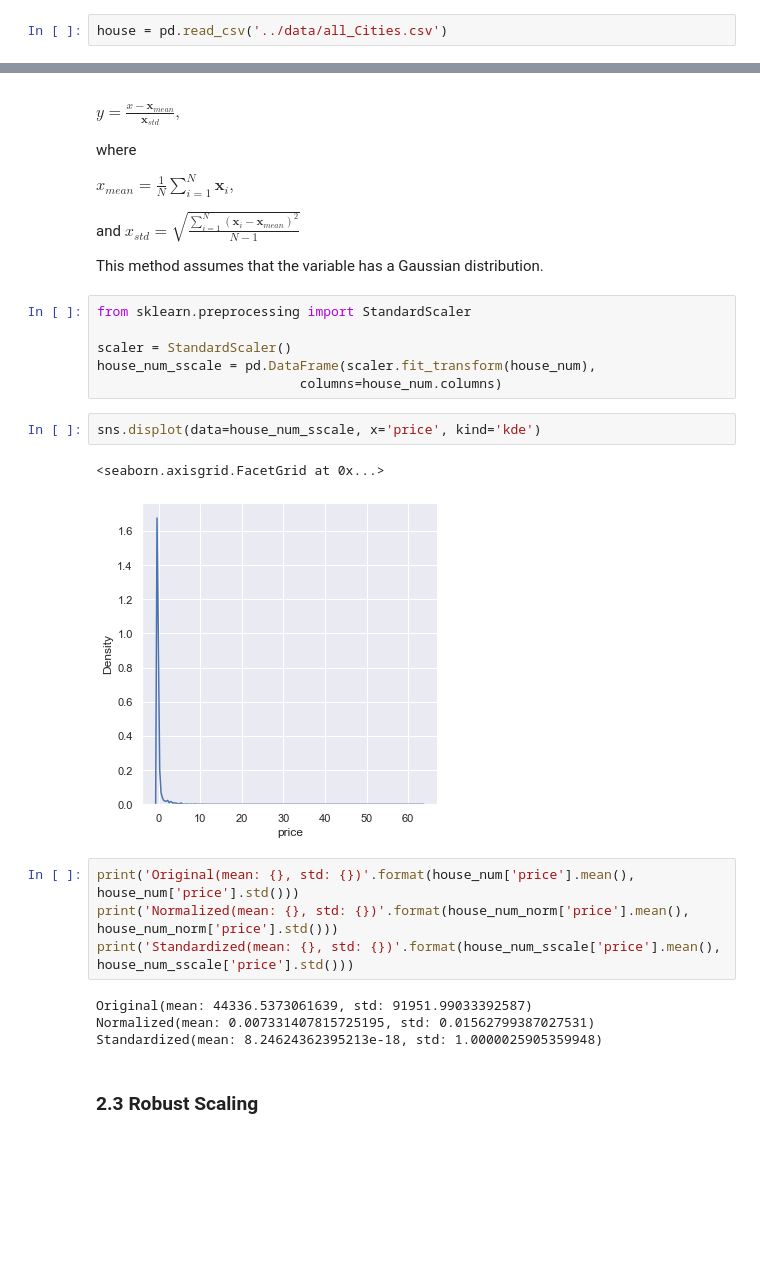
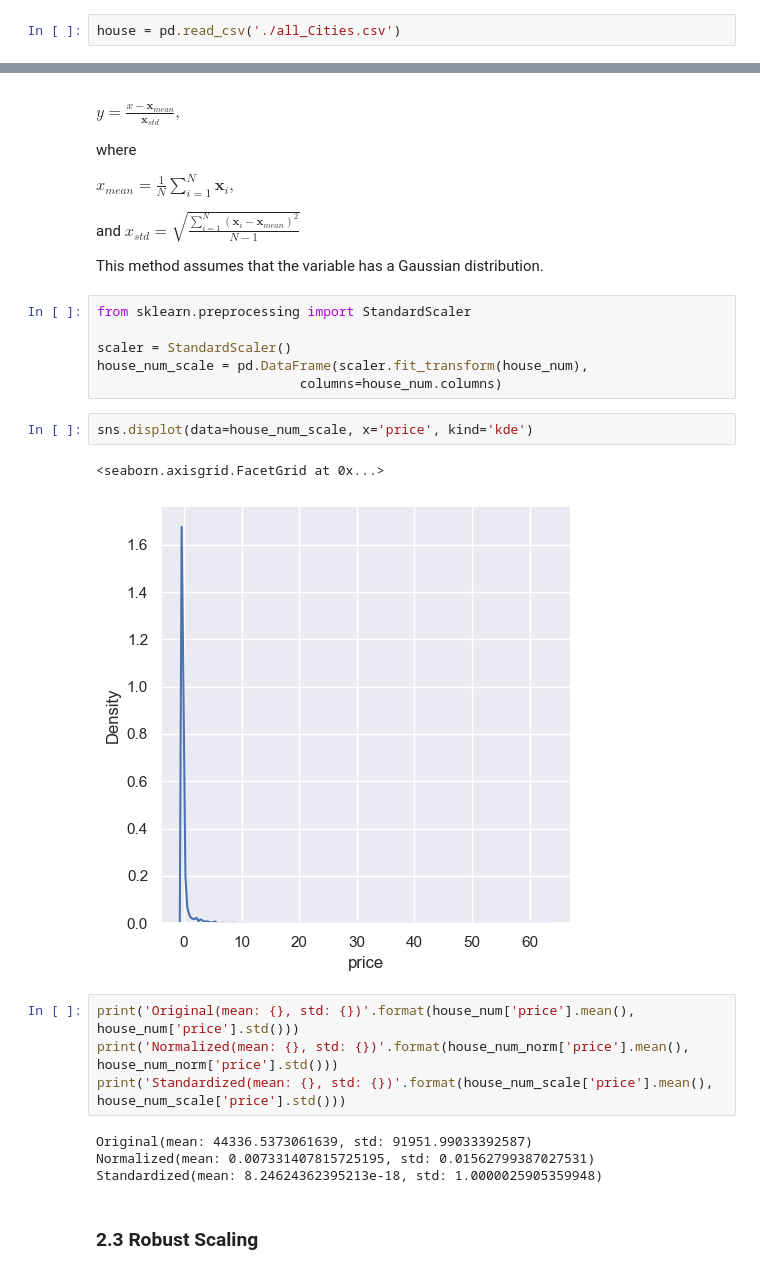
Before and after one commit to AmirMardan/ml_course, a Jupyter notebook: 5_data_analysis_processing/3_data_transform.ipynb, the cells around one changed output, grey strips where cells are left out. Drawn from its saved outputs; the diff is of its cells as text; blank space fills up the shorter version.

```diff
--- a/5_data_analysis_processing/3_data_transform.ipynb
+++ b/5_data_analysis_processing/3_data_transform.ipynb
@@ -53,5 +59,5 @@ pd.options.mode.chained_assignment = None
 # %%
-house = pd.read_csv('../data/all_Cities.csv')
+house = pd.read_csv('./all_Cities.csv')
 # %%
 house.head(2)
 # %% [output]
@@ -161,17 +167,17 @@ This method assumes that the variable has a Gaussian distribution.
 from sklearn.preprocessing import StandardScaler
 
 scaler = StandardScaler()
-house_num_sscale = pd.DataFrame(scaler.fit_transform(house_num),
+house_num_scale = pd.DataFrame(scaler.fit_transform(house_num),
                           columns=house_num.columns)
 # %%
-sns.displot(data=house_num_sscale, x='price', kind='kde')
+sns.displot(data=house_num_scale, x='price', kind='kde')
 # %% [output]
 <seaborn.axisgrid.FacetGrid at 0x...>
-[figure, old version]
+[figure, new version]
 # %%
 print('Original(mean: {}, std: {})'.format(house_num['price'].mean(), house_num['price'].std()))
 print('Normalized(mean: {}, std: {})'.format(house_num_norm['price'].mean(), house_num_norm['price'].std()))
-print('Standardized(mean: {}, std: {})'.format(house_num_sscale['price'].mean(), house_num_sscale['price'].std()))
+print('Standardized(mean: {}, std: {})'.format(house_num_scale['price'].mean(), house_num_scale['price'].std()))
 # %% [output]
 Original(mean: 44336.5373061639, std: 91951.99033392587)
 Normalized(mean: 0.007331407815725195, std: 0.01562799387027531)
```
Also changed, not shown: parts of 11 cells of this notebook, 5 other files.
